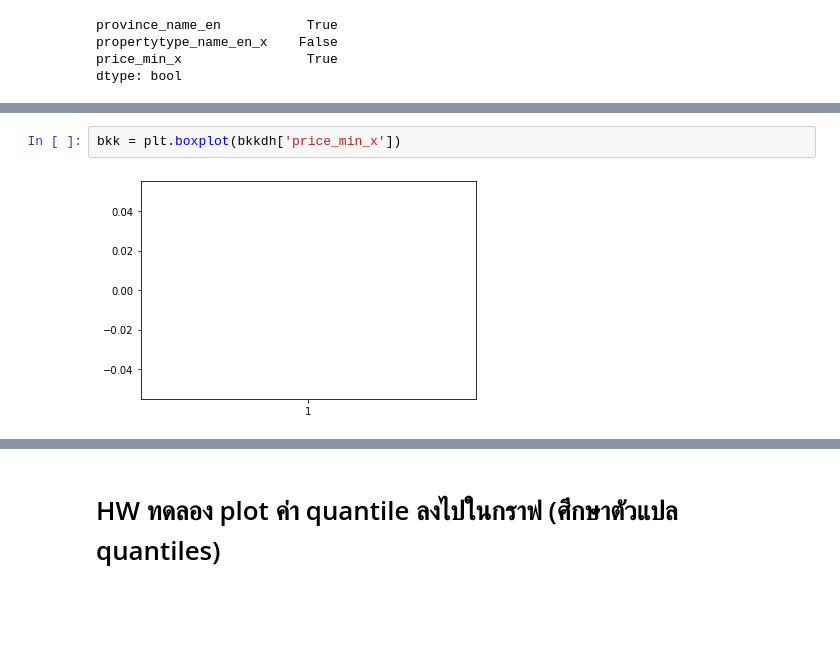
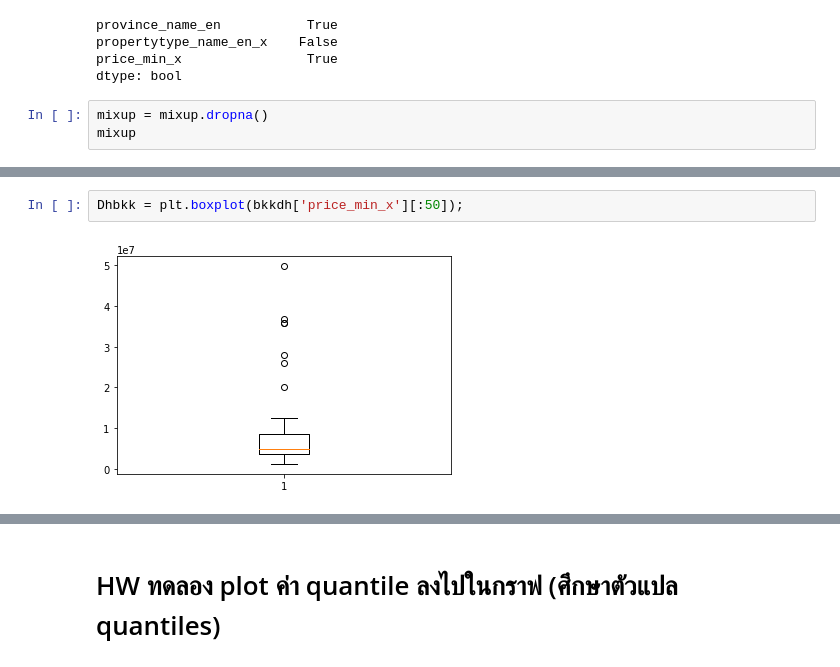
Before and after one commit to oilnutttt/BasicProg_DataViz65, a Jupyter notebook: DataViz02_Data_Distribution_.ipynb, the cells around one changed output, grey strips where cells are left out. Cells and saved outputs as stored; diff of their text form; blank space fills up the shorter version.

```diff
--- a/DataViz02_Data_Distribution_.ipynb
+++ b/DataViz02_Data_Distribution_.ipynb
@@ -475,3 +471,6 @@ province_name_en           True
 propertytype_name_en_x    False
 price_min_x                True
 dtype: bool
+# %%
+mixup = mixup.dropna()
+mixup
@@ -631,4 +672,4 @@ cnxdh
 # %%
-bkk = plt.boxplot(bkkdh['price_min_x'])
+Dhbkk = plt.boxplot(bkkdh['price_min_x'][:50]);
 # %% [output]
-[figure, old version]
+[figure, new version]
```
Also changed, not shown: parts of 26 cells of this notebook.
